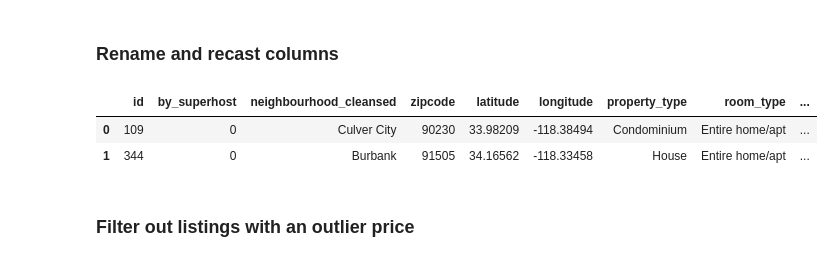
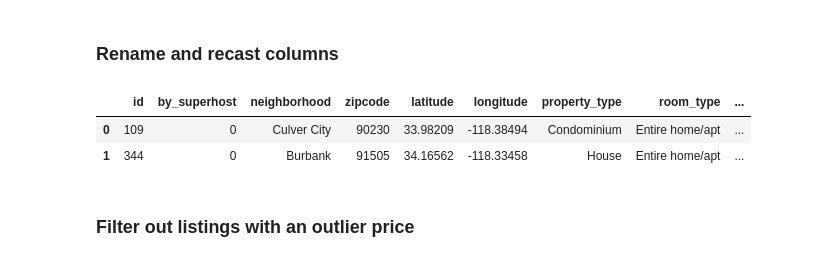
Before and after one commit to tri-bui/airbnb-la-listings, a Jupyter notebook: 2-eda.ipynb, the cells around one changed output. Drawn from its saved outputs; the diff is of its cells as text; code cells hidden in the pictures.

```diff
--- a/2-eda.ipynb
+++ b/2-eda.ipynb
@@ -67,13 +67,20 @@ memory usage: 11.0+ MB
 # %%
 # Rename columns to simpler names
 listings.rename(columns={'host_is_superhost': 'by_superhost',
-                         'review_scores_rating': 'score_rating'}, inplace=True)
+                         'neighbourhood_cleansed': 'neighborhood',
+                         'review_scores_rating': 'score_rtg',
+                         'review_scores_accuracy': 'score_accu',
+                         'review_scores_cleanliness': 'score_clean',
+                         'review_scores_checkin': 'score_check',
+                         'review_scores_communication': 'score_comm',
+                         'review_scores_location': 'score_loc',
+                         'review_scores_value': 'score_val'}, inplace=True)
 
 # Cast `by_superhost` as integer type
 listings['by_superhost'] = listings.by_superhost.astype(int)
 listings.head(2)
 # %% [output]
-|  | id | by_superhost | neighbourhood_cleansed | zipcode | latitude | longitude | property_type | room_type | ... |
+|  | id | by_superhost | neighborhood | zipcode | latitude | longitude | property_type | room_type | ... |
 | 0 | 109 | 0 | Culver City | 90230 | 33.98209 | -118.38494 | Condominium | Entire home/apt | ... |
 | 1 | 344 | 0 | Burbank | 91505 | 34.16562 | -118.33458 | House | Entire home/apt | ... |
 # %% [markdown]
```
Also changed, not shown: parts of 17 cells of this notebook, 4 other files.
